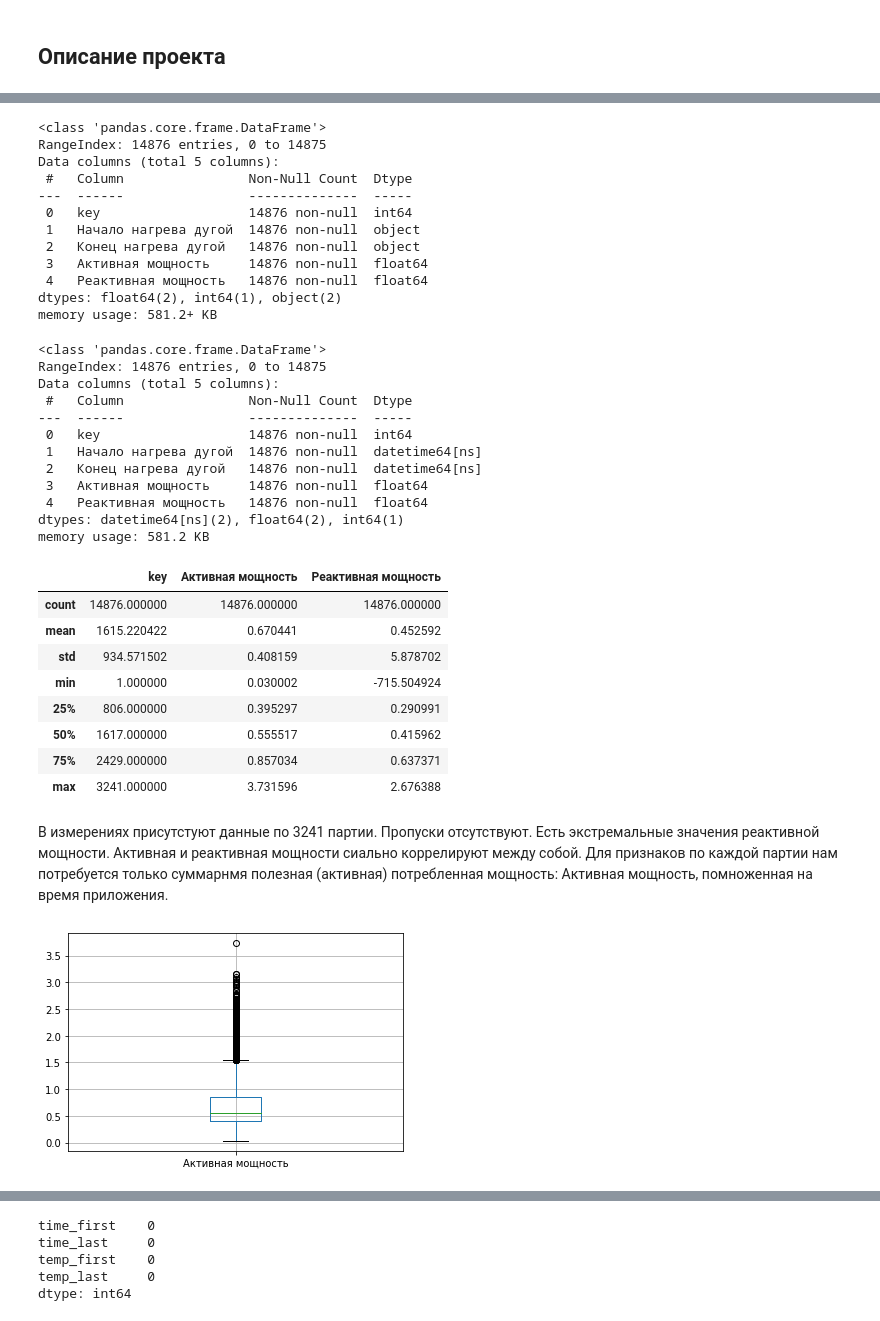
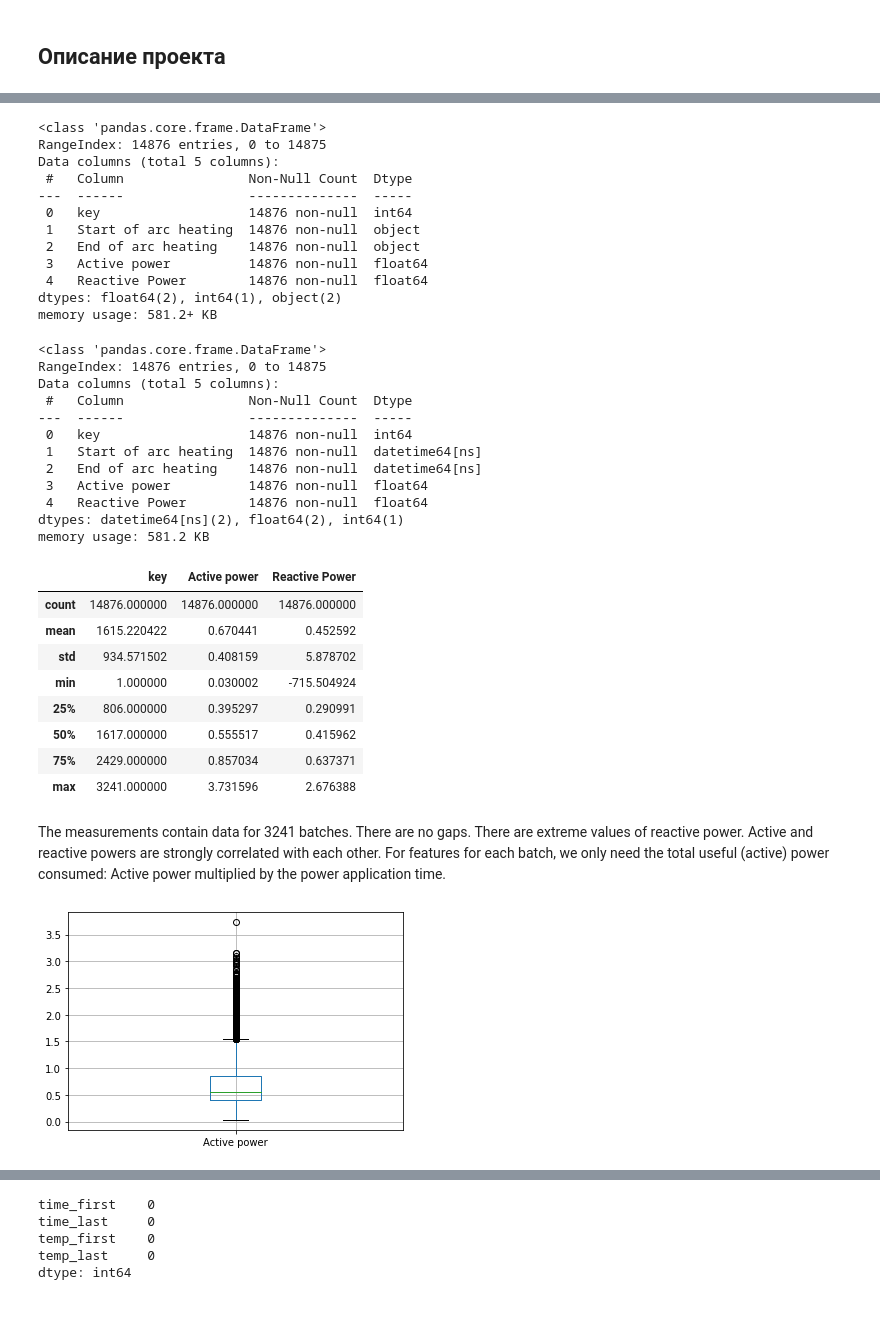
Before and after one commit to vascadagama/data-science-practicum, a Jupyter notebook: steelmaking_optimization/Final_steel.ipynb, the cells around one changed output, grey strips where cells are left out. Drawn from its saved outputs; the diff is of its cells as text; code cells hidden in the pictures.

```diff
--- a/steelmaking_optimization/Final_steel.ipynb
+++ b/steelmaking_optimization/Final_steel.ipynb
@@ -78 +50,9 @@ data_wire_time = pd.read_csv('/datasets/final_steel/data_wire_time.csv')
+# %%
+data_arc = pd.read_csv('/Users/vasily/Learning/Data Science/Capstone project/final_steel/data_arc.csv')
+data_bulk = pd.read_csv('/Users/vasily/Learning/Data Science/Capstone project/final_steel/data_bulk.csv')
+data_bulk_time = pd.read_csv('/Users/vasily/Learning/Data Science/Capstone project/final_steel/data_bulk_time.csv')
+data_gas = pd.read_csv('/Users/vasily/Learning/Data Science/Capstone project/final_steel/data_gas.csv')
+data_temp = pd.read_csv('/Users/vasily/Learning/Data Science/Capstone project/final_steel/data_temp.csv')
+data_wire = pd.read_csv('/Users/vasily/Learning/Data Science/Capstone project/final_steel/data_wire.csv')
+data_wire_time = pd.read_csv('/Users/vasily/Learning/Data Science/Capstone project/final_steel/data_wire_time.csv')
 # %% [markdown]
@@ -80,3 +60,4 @@ data_wire_time = pd.read_csv('/datasets/final_steel/data_wire_time.csv')
 # %%
+data_arc = data_arc.rename(columns={'Начало нагрева дугой': 'Start of arc heating', 'Конец нагрева дугой': 'End of arc heating', 'Активная мощность':'Active power', 'Реактивная мощность': 'Reactive Power'})
 data_arc.head(10)
 # %% [output]
@@ -100,15 +81,15 @@ Data columns (total 5 columns):
  #   Column                Non-Null Count  Dtype
 ---  ------                --------------  -----
  0   key                   14876 non-null  int64
- 1   Начало нагрева дугой  14876 non-null  object
- 2   Конец нагрева дугой   14876 non-null  object
- 3   Активная мощность     14876 non-null  float64
- 4   Реактивная мощность   14876 non-null  float64
+ 1   Start of arc heating  14876 non-null  object
+ 2   End of arc heating    14876 non-null  object
+ 3   Active power          14876 non-null  float64
+ 4   Reactive Power        14876 non-null  float64
 dtypes: float64(2), int64(1), object(2)
 memory usage: 581.2+ KB
 # %%
-data_arc['Начало нагрева дугой'] = pd.to_datetime(data_arc['Начало нагрева дугой'])
-data_arc['Конец нагрева дугой'] = pd.to_datetime(data_arc['Конец нагрева дугой'])
+data_arc['Start of arc heating'] = pd.to_datetime(data_arc['Start of arc heating'])
+data_arc['End of arc heating'] = pd.to_datetime(data_arc['End of arc heating'])
 # %%
 data_arc.info()
 # %% [output]
@@ -118,16 +99,16 @@ Data columns (total 5 columns):
  #   Column                Non-Null Count  Dtype
 ---  ------                --------------  -----
  0   key                   14876 non-null  int64
- 1   Начало нагрева дугой  14876 non-null  datetime64[ns]
- 2   Конец нагрева дугой   14876 non-null  datetime64[ns]
- 3   Активная мощность     14876 non-null  float64
- 4   Реактивная мощность   14876 non-null  float64
+ 1   Start of arc heating  14876 non-null  datetime64[ns]
+ 2   End of arc heating    14876 non-null  datetime64[ns]
+ 3   Active power          14876 non-null  float64
+ 4   Reactive Power        14876 non-null  float64
 dtypes: datetime64[ns](2), float64(2), int64(1)
 memory usage: 581.2 KB
 # %%
 data_arc.describe()
 # %% [output]
-|  | key | Активная мощность | Реактивная мощность |
+|  | key | Active power | Reactive Power |
 | count | 14876.000000 | 14876.000000 | 14876.000000 |
 | mean | 1615.220422 | 0.670441 | 0.452592 |
 | std | 934.571502 | 0.408159 | 5.878702 |
@@ -139,13 +120,13 @@ data_arc.describe()
 # %%
 #ProfileReport(data_arc)
 # %% [markdown]
-В измерениях присутстуют данные по 3241 партии. Пропуски отсутствуют. Есть экстремальные значения реактивной мощности.
-Активная и реактивная мощности сиально коррелируют между собой. Для признаков по каждой партии нам потребуется только суммарнмя полезная (активная) потребленная мощность: Активная мощность, помноженная на время приложения.
+The measurements contain data for 3241 batches. There are no gaps. There are extreme values of reactive power.
+Active and reactive powers are strongly correlated with each other. For features for each batch, we only need the total useful (active) power consumed: Active power multiplied by the power application time.
 # %%
 %matplotlib inline
 
-data_arc.boxplot(column='Активная мощность')
+data_arc.boxplot(column='Active power')
 plt.show()
 # %% [output]
-[figure, old version]
+[figure, new version]
 # %% [markdown]
```
Also changed, not shown: parts of 44 cells of this notebook.
